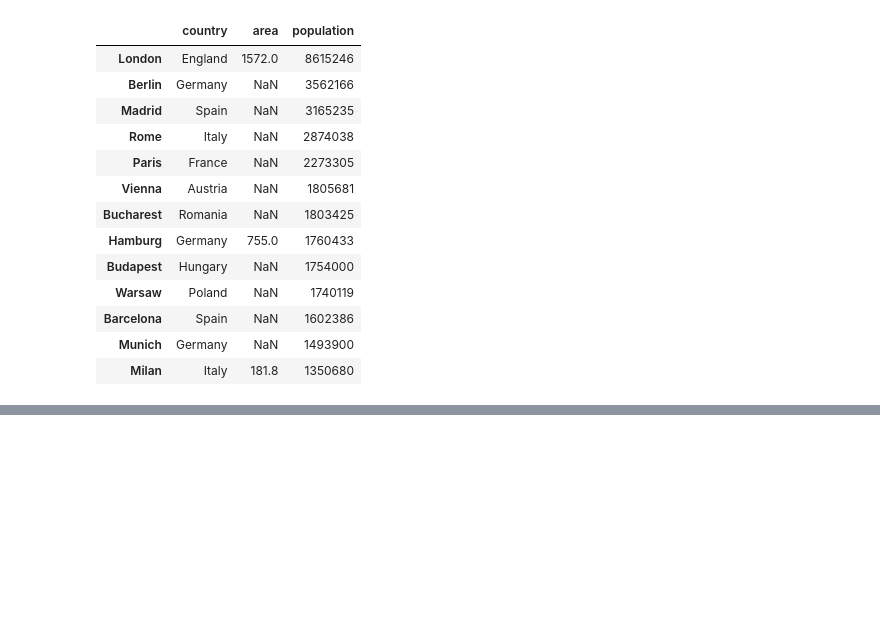
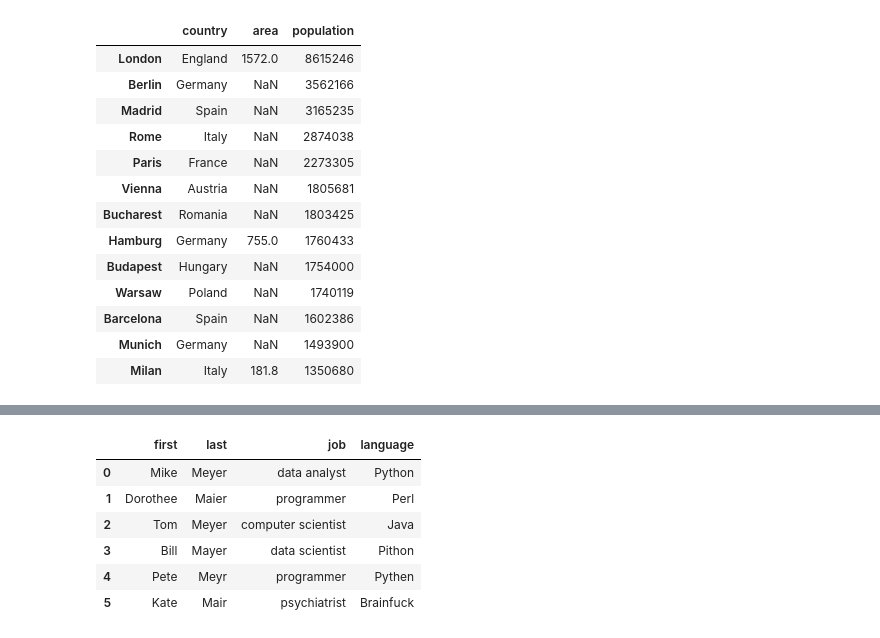
Before and after one commit to alfred-ojuku/Pandas-Tutorials-for-Data-Analysis, a Jupyter notebook: Pandas.ipynb, the cells around one changed output, grey strips where cells are left out. Cells and saved outputs as stored; diff of their text form; code cells hidden in the pictures; blank space fills up the shorter version.

```diff
--- a/Pandas.ipynb
+++ b/Pandas.ipynb
@@ -964,0 +1062,12 @@ df2
+# %%
+import pandas as pd
+
+first = ('Mike', 'Dorothee', 'Tom', 'Bill', 'Pete', 'Kate')
+last = ('Meyer', 'Maier', 'Meyer', 'Mayer', 'Meyr', 'Mair')
+job = ('data analyst', 'programmer', 'computer scientist',
+       'data scientist', 'programmer', 'psychiatrist')
+language = ('Python', 'Perl', 'Java', 'Pithon', 'Pythen', 'Brainfuck')
+
+x = list(zip(last, job, language))
+df = pd.DataFrame(x, columns=['last', 'job', 'language'], index=first)
+df
@@ -964,0 +1093,12 @@ df2
+# %%
+x = list(zip(first, last, job, language))
+df = pd.DataFrame(x, columns=['first', 'last', 'job', 'language'])
+df
+# %% [output]
+|  | first | last | job | language |
+| 0 | Mike | Meyer | data analyst | Python |
+| 1 | Dorothee | Maier | programmer | Perl |
+| 2 | Tom | Meyer | computer scientist | Java |
+| 3 | Bill | Mayer | data scientist | Pithon |
+| 4 | Pete | Meyr | programmer | Pythen |
+| 5 | Kate | Mair | psychiatrist | Brainfuck |
```
Also changed, not shown: parts of 43 cells of this notebook.
